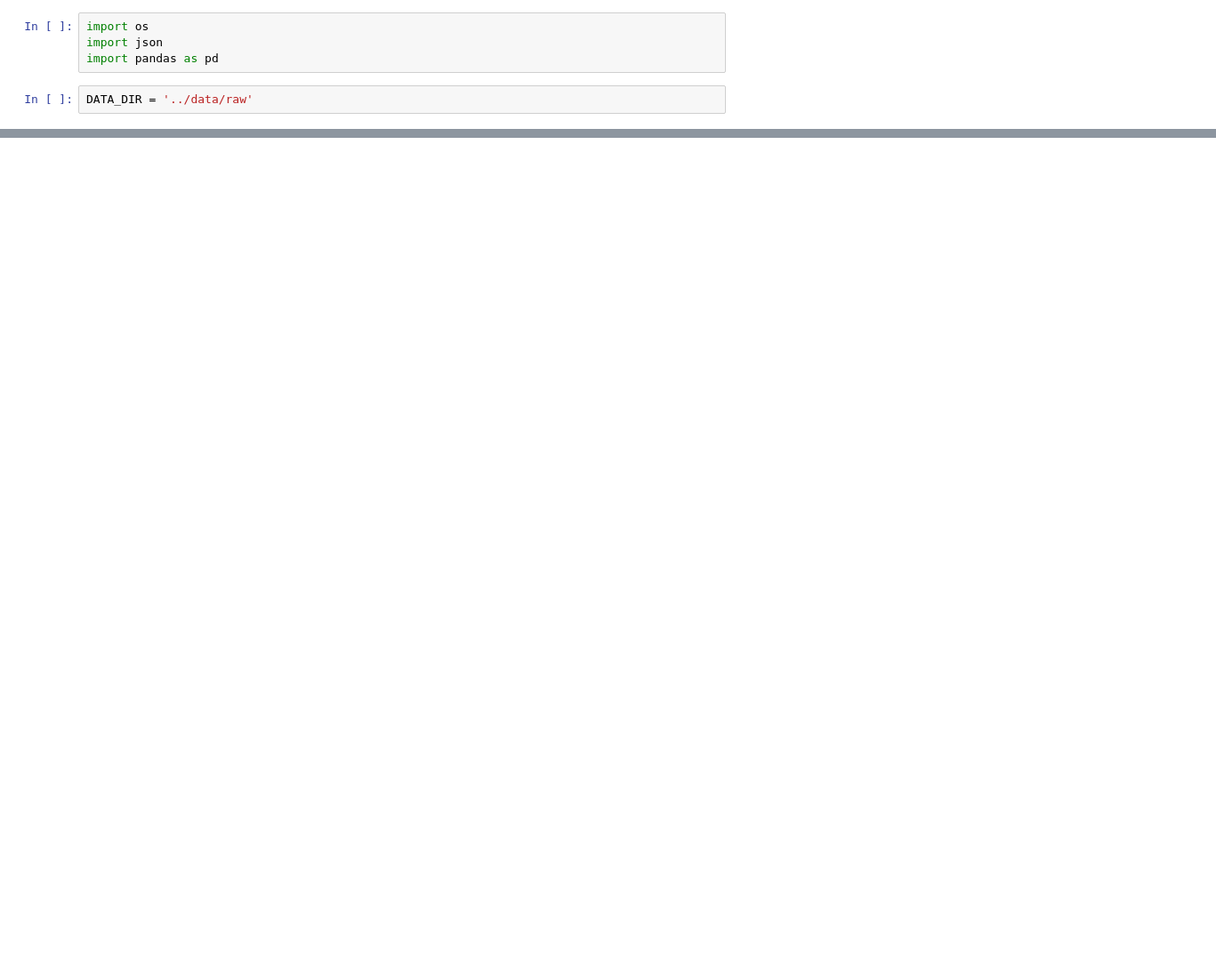
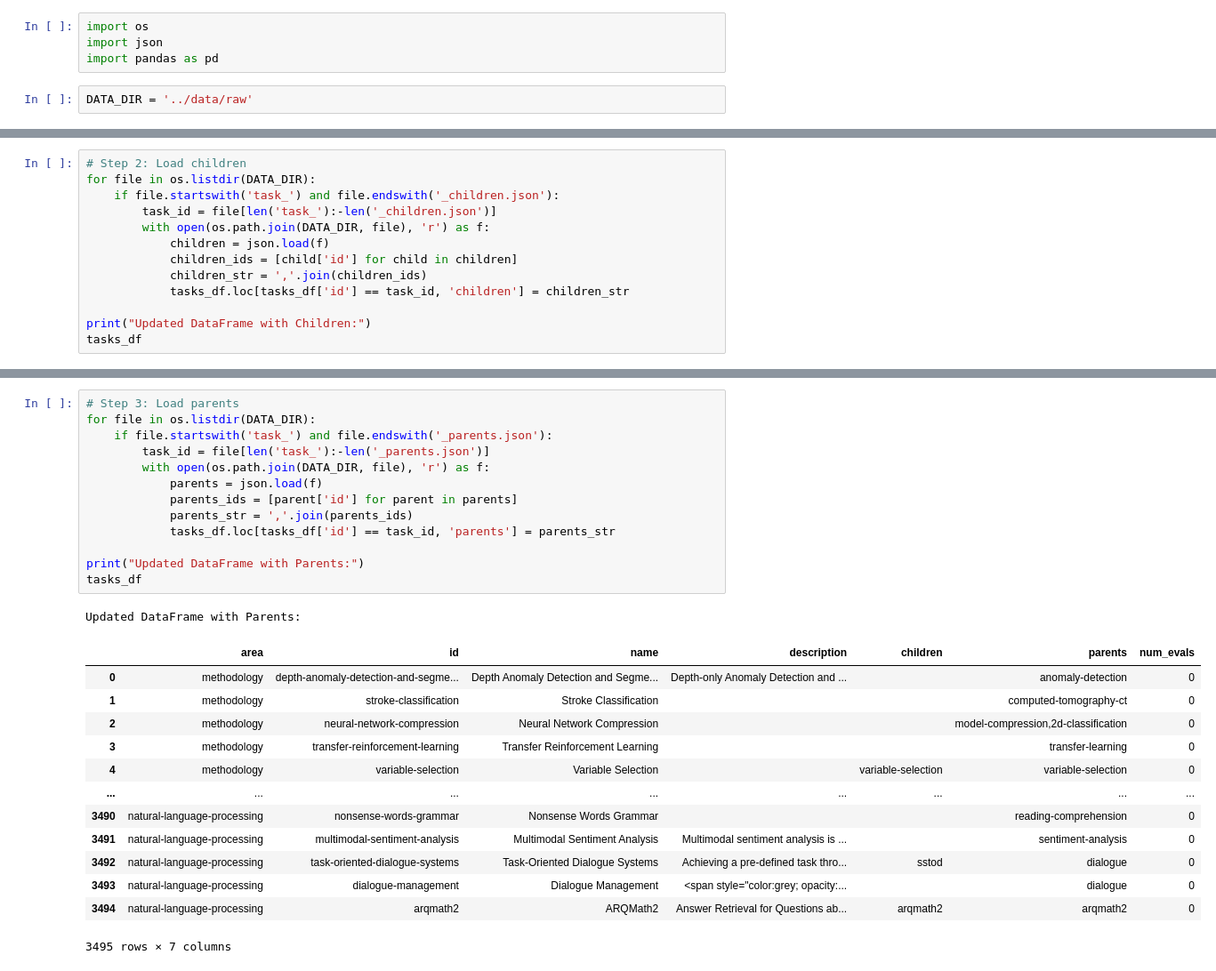
Before and after one commit to zachpinto/SOTA-explorer, a Jupyter notebook: notebooks/json_to_df.ipynb, the cells around one changed output, grey strips where cells are left out. Shown at 89% size. Saved outputs shown, nothing was run; the diff lists cells and outputs as text; blank space fills up the shorter version.

Commit message:
json to df test

```diff
--- a/notebooks/json_to_df.ipynb
+++ b/notebooks/json_to_df.ipynb
@@ -6,0 +47,13 @@ DATA_DIR = '../data/raw'
+# %%
+# Step 2: Load children
+for file in os.listdir(DATA_DIR):
+    if file.startswith('task_') and file.endswith('_children.json'):
+        task_id = file[len('task_'):-len('_children.json')]
+        with open(os.path.join(DATA_DIR, file), 'r') as f:
+            children = json.load(f)
+            children_ids = [child['id'] for child in children]
+            children_str = ','.join(children_ids)
+            tasks_df.loc[tasks_df['id'] == task_id, 'children'] = children_str
+
+print("Updated DataFrame with Children:")
+tasks_df
@@ -7 +75,29 @@ DATA_DIR = '../data/raw'
+# %%
+# Step 3: Load parents
+for file in os.listdir(DATA_DIR):
+    if file.startswith('task_') and file.endswith('_parents.json'):
+        task_id = file[len('task_'):-len('_parents.json')]
+        with open(os.path.join(DATA_DIR, file), 'r') as f:
+            parents = json.load(f)
+            parents_ids = [parent['id'] for parent in parents]
+            parents_str = ','.join(parents_ids)
+            tasks_df.loc[tasks_df['id'] == task_id, 'parents'] = parents_str
+
+print("Updated DataFrame with Parents:")
+tasks_df
+# %% [output]
+Updated DataFrame with Parents:
+|  | area | id | name | description | children | parents | num_evals |
+| 0 | methodology | depth-anomaly-detection-and-segme... | Depth Anomaly Detection and Segme... | Depth-only Anomaly Detection and ... |  | anomaly-detection | 0 |
+| 1 | methodology | stroke-classification | Stroke Classification |  |  | computed-tomography-ct | 0 |
+| 2 | methodology | neural-network-compression | Neural Network Compression |  |  | model-compression,2d-classification | 0 |
+| 3 | methodology | transfer-reinforcement-learning | Transfer Reinforcement Learning |  |  | transfer-learning | 0 |
+| 4 | methodology | variable-selection | Variable Selection |  | variable-selection | variable-selection | 0 |
+| ... | ... | ... | ... | ... | ... | ... | ... |
+| 3490 | natural-language-processing | nonsense-words-grammar | Nonsense Words Grammar |  |  | reading-comprehension | 0 |
+| 3491 | natural-language-processing | multimodal-sentiment-analysis | Multimodal Sentiment Analysis | Multimodal sentiment analysis is ... |  | sentiment-analysis | 0 |
+| 3492 | natural-language-processing | task-oriented-dialogue-systems | Task-Oriented Dialogue Systems | Achieving a pre-defined task thro... | sstod | dialogue | 0 |
+| 3493 | natural-language-processing | dialogue-management | Dialogue Management | <span style="color:grey; opacity:... |  | dialogue | 0 |
+| 3494 | natural-language-processing | arqmath2 | ARQMath2 | Answer Retrieval for Questions ab... | arqmath2 | arqmath2 | 0 |
+3495 rows × 7 columns
 # %%
```
Also changed, not shown: parts of 16 cells of this notebook.
